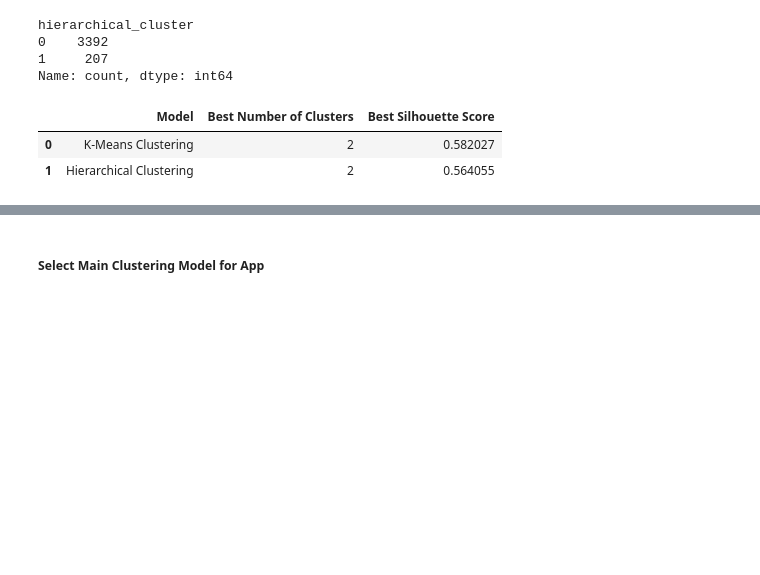
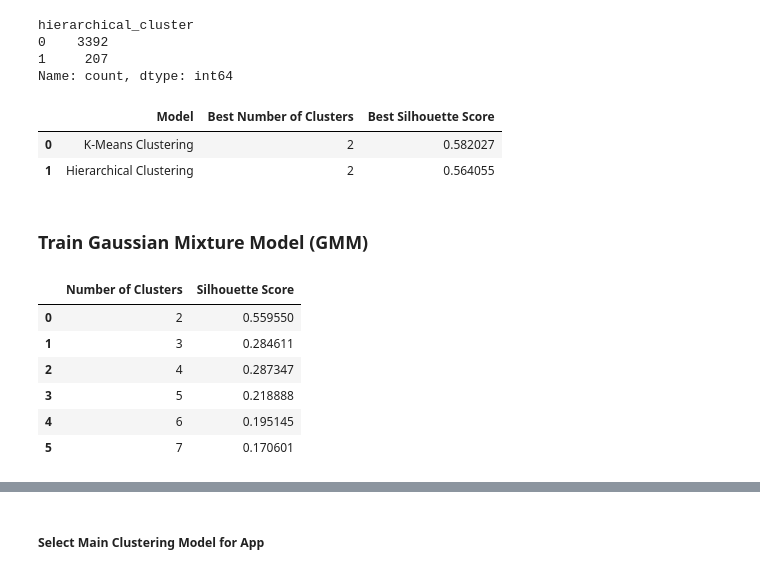
Before and after one commit to Paddyrey/TechCrush-Capstone-Group-11-Project, a Jupyter notebook: notebooks/Unsupervised_learning.ipynb, the cells around one changed output, grey strips where cells are left out. Cells and saved outputs as stored; diff of their text form; code cells hidden in the pictures; blank space fills up the shorter version.

```diff
--- a/notebooks/Unsupervised_learning.ipynb
+++ b/notebooks/Unsupervised_learning.ipynb
@@ -333,3 +334,37 @@ clustering_comparison
 |  | Model | Best Number of Clusters | Best Silhouette Score |
 | 0 | K-Means Clustering | 2 | 0.582027 |
 | 1 | Hierarchical Clustering | 2 | 0.564055 |
+# %% [markdown]
+### Train Gaussian Mixture Model (GMM)
+# %%
+# GMM Silhouette Scores
+
+gmm_scores = []
+
+for k in k_values:
+    gmm = GaussianMixture(
+        n_components=k,
+        random_state=42,
+        n_init=10
+    )
+
+    labels = gmm.fit_predict(cluster_scaled)
+
+    score = silhouette_score(cluster_scaled, labels)
+
+    gmm_scores.append(score)
+
+gmm_score_df = pd.DataFrame({
+    'Number of Clusters': list(k_values),
+    'Silhouette Score': gmm_scores
+})
+
+gmm_score_df
+# %% [output]
+|  | Number of Clusters | Silhouette Score |
+| 0 | 2 | 0.559550 |
+| 1 | 3 | 0.284611 |
+| 2 | 4 | 0.287347 |
+| 3 | 5 | 0.218888 |
+| 4 | 6 | 0.195145 |
+| 5 | 7 | 0.170601 |
```
Also changed, not shown: parts of 6 cells of this notebook, 7 other files.
